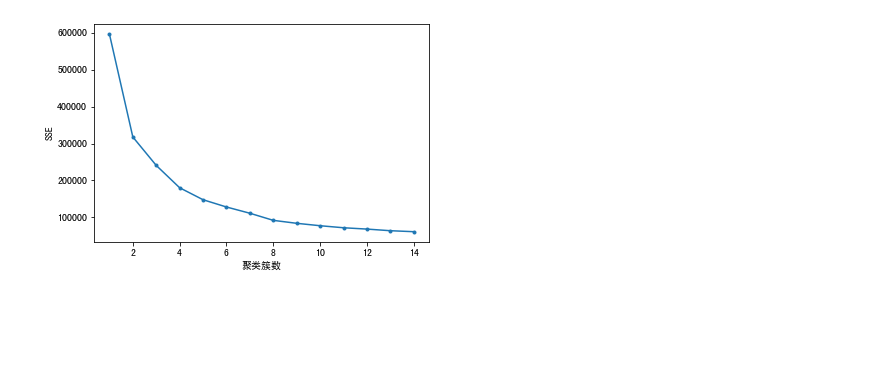
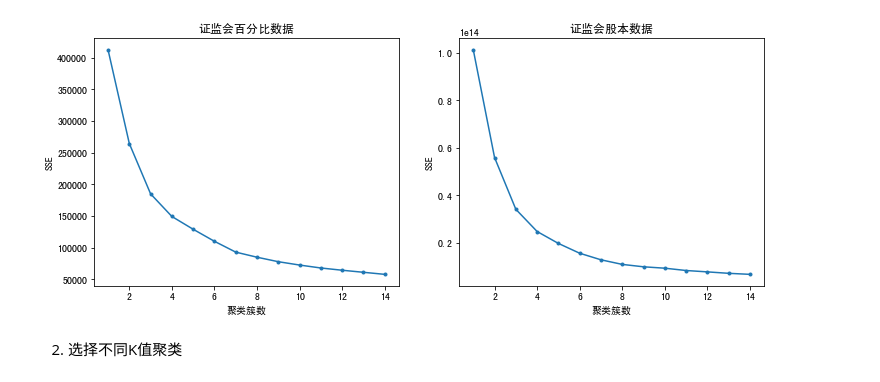
Before and after one commit to VanessaZhx/SmartInvestment, a Jupyter notebook: EDA.ipynb, the cells around one changed output. Saved outputs shown, nothing was run; the diff lists cells and outputs as text; code cells hidden in the pictures; blank space fills up the shorter version.

```diff
--- a/EDA.ipynb
+++ b/EDA.ipynb
@@ -80,14 +129,33 @@ tsne
 # %%
-sse = {}
+# 证监会百分比数据
+sse0z = {}
 for k in range(1,15):
     kmeans = KMeans(n_clusters=k, max_iter=1000)
-    kmeans.fit(df1)
-    sse[k] = kmeans.inertia_
-plt.figure()
-plt.plot(list(sse.keys()), list(sse.values()),'.-')
-plt.xlabel("聚类簇数")
-plt.ylabel("SSE")
-plt.show()
+    kmeans.fit(df0z_data)
+    sse0z[k] = kmeans.inertia_
+
+sse1z = {}
+for k in range(1,15):
+    kmeans = KMeans(n_clusters=k, max_iter=1000)
+    kmeans.fit(df1z_data)
+    sse1z[k] = kmeans.inertia_
-# %% [output]
-[figure, removed]
+# %%
+p1 = plt.figure(figsize=(12,10))
+ax1 = p1.add_subplot(2,2,1)
+plt.plot(list(sse0z.keys()), list(sse0z.values()),'.-')
+plt.xlabel("聚类簇数")
+plt.ylabel("SSE")
+plt.title("证监会百分比数据")
+
+ax2 = p1.add_subplot(2,2,2)
+plt.plot(list(sse1z.keys()), list(sse1z.values()),'.-')
+plt.xlabel("聚类簇数")
+plt.ylabel("SSE")
+plt.title("证监会股本数据")
+
+p1.show()
+# %% [output]
+[figure, added]
+# %% [markdown]
+2. 选择不同K值聚类
 # %%
```
Also changed, not shown: parts of 28 cells of this notebook.
